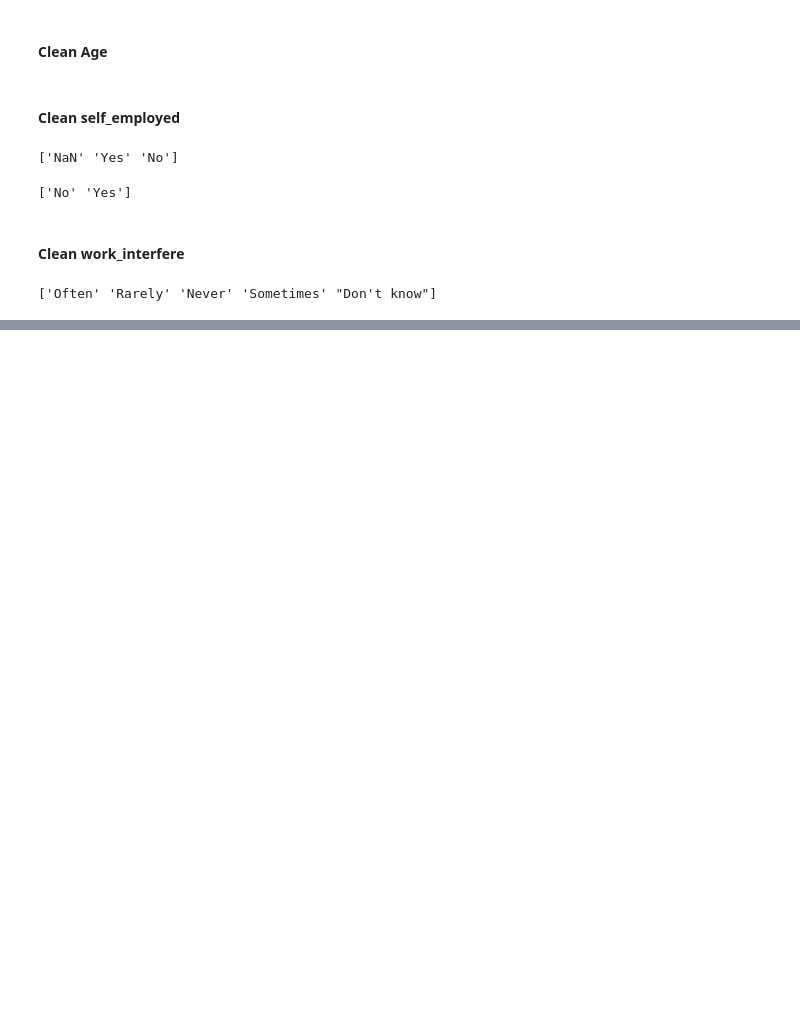
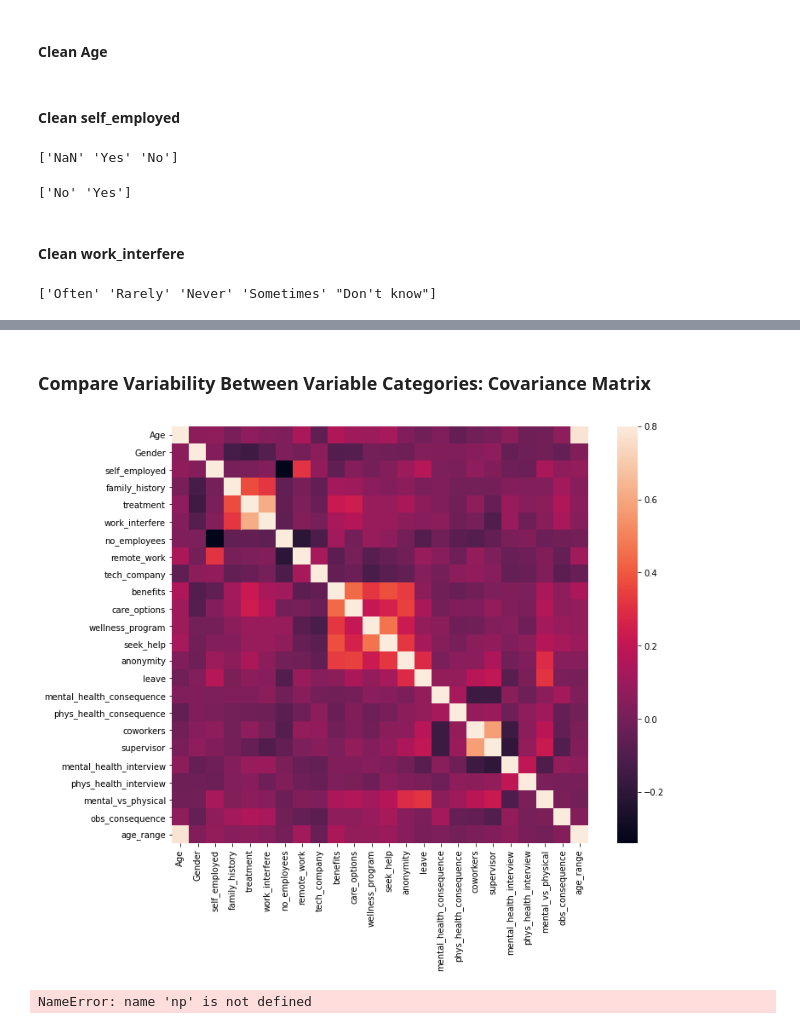
Before and after one commit to MackRoe/MentalHealthSurvey-DataAnalysis, a Jupyter notebook: MentalHealthSurveyAnalysis.ipynb, the cells around one changed output, grey strips where cells are left out. Saved outputs shown, nothing was run; the diff lists cells and outputs as text; code cells hidden in the pictures; blank space fills up the shorter version.

Commit message:
covariance matrix heatmap

```diff
--- a/MentalHealthSurveyAnalysis.ipynb
+++ b/MentalHealthSurveyAnalysis.ipynb
@@ -190,0 +188,23 @@ print(df['work_interfere'].unique())
+# %%
+from sklearn import preprocessing
+from sklearn.model_selection import train_test_split
+from sklearn.datasets import make_classification
+from sklearn.preprocessing import binarize, LabelEncoder, MinMaxScaler
+
+labelDict = {}
+for feature in df:
+    le = preprocessing.LabelEncoder()
+    le.fit(df[feature])
+    le_name_mapping = dict(zip(le.classes_, le.transform(le.classes_)))
+    df[feature] = le.transform(df[feature])
+    # Get labels
+    labelKey = 'label_' + feature
+    labelValue = [*le_name_mapping]
+    labelDict[labelKey] =labelValue
+
+for key, value in labelDict.items():
+    print(key, value)
+
+#Get rid of 'Country'
+df = df.drop(['Country'], axis= 1)
+df.head()
@@ -190,0 +262,22 @@ print(df['work_interfere'].unique())
+# %% [markdown]
+### Compare Variability Between Variable Categories: Covariance Matrix
+# %%
+import seaborn as sns
+import numpy as np
+
+#correlation matrix
+corrmat = df.corr()
+f, ax = plt.subplots(figsize=(12, 9))
+sns.heatmap(corrmat, vmax=.8, square=True);
+plt.show()
+
+#treatment correlation matrix
+k = 10 #number of variables for heatmap
+cols = corrmat.nlargest(k, 'treatment')['treatment'].index
+cm = np.corrcoef(train_df[cols].values.T)
+sns.set(font_scale=1.25)
+hm = sns.heatmap(cm, cbar=True, annot=True, square=True, fmt='.2f', annot_kws={'size': 10}, yticklabels=cols.values, xticklabels=cols.values)
+plt.show()
+# %% [output]
+[figure, added]
+NameError: name 'np' is not defined
```
Also changed, not shown: parts of 5 cells of this notebook.
